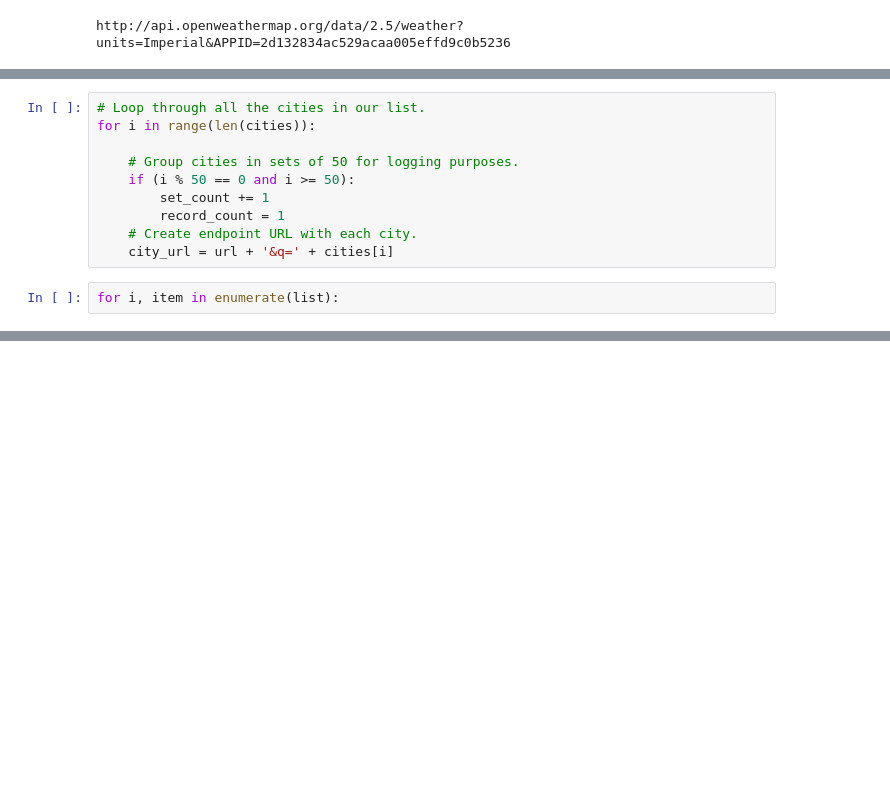
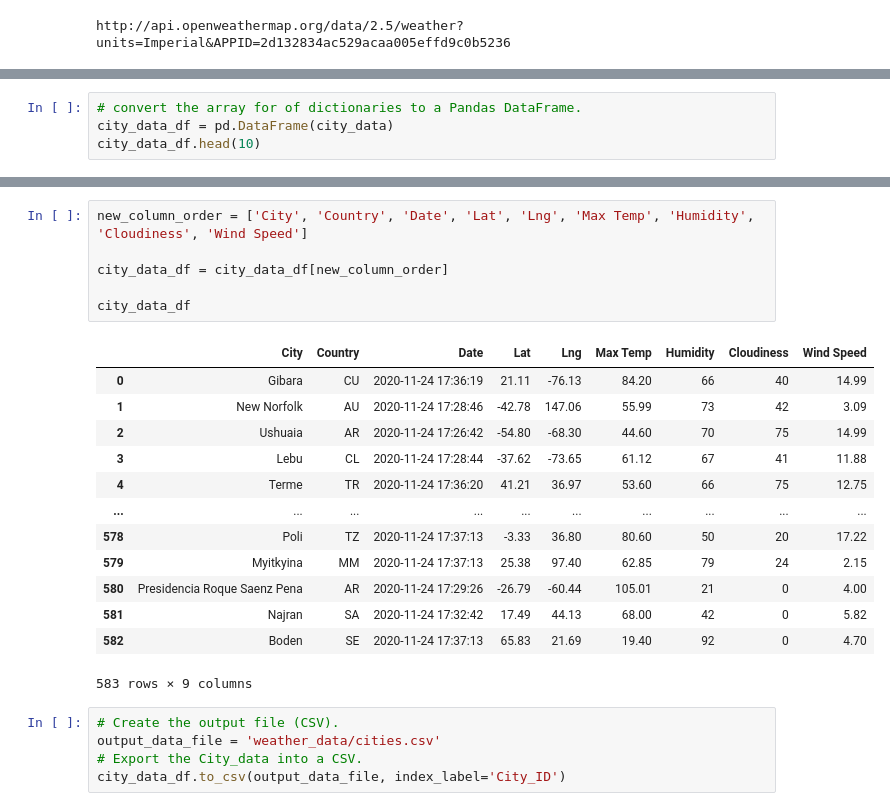
Before and after one commit to daytwu/World_Weather_Analysis, a Jupyter notebook: weatherPy.ipynb, the cells around one changed output, grey strips where cells are left out. Drawn from its saved outputs; the diff is of its cells as text; blank space fills up the shorter version.

```diff
--- a/weatherPy.ipynb
+++ b/weatherPy.ipynb
@@ -105,12 +91,0 @@ Beginning Data Retrieval
-# %%
-# Loop through all the cities in our list.
-for i in range(len(cities)):
-
-    # Group cities in sets of 50 for logging purposes.
-    if (i % 50 == 0 and i >= 50):
-        set_count += 1
-        record_count = 1
-    # Create endpoint URL with each city.
-    city_url = url + '&q=' + cities[i]
-# %%
-for i, item in enumerate(list):
@@ -118,0 +177,4 @@ SyntaxError: unexpected EOF while parsing (<ipython-input-18-82d1cc5f1328>, line
+# %%
+# convert the array for of dictionaries to a Pandas DataFrame.
+city_data_df = pd.DataFrame(city_data)
+city_data_df.head(10)
@@ -118,0 +193,25 @@ SyntaxError: unexpected EOF while parsing (<ipython-input-18-82d1cc5f1328>, line
+# %%
+new_column_order = ['City', 'Country', 'Date', 'Lat', 'Lng', 'Max Temp', 'Humidity', 'Cloudiness', 'Wind Speed']
+
+city_data_df = city_data_df[new_column_order]
+
+city_data_df
+# %% [output]
+|  | City | Country | Date | Lat | Lng | Max Temp | Humidity | Cloudiness | Wind Speed |
+| 0 | Gibara | CU | 2020-11-24 17:36:19 | 21.11 | -76.13 | 84.20 | 66 | 40 | 14.99 |
+| 1 | New Norfolk | AU | 2020-11-24 17:28:46 | -42.78 | 147.06 | 55.99 | 73 | 42 | 3.09 |
+| 2 | Ushuaia | AR | 2020-11-24 17:26:42 | -54.80 | -68.30 | 44.60 | 70 | 75 | 14.99 |
+| 3 | Lebu | CL | 2020-11-24 17:28:44 | -37.62 | -73.65 | 61.12 | 67 | 41 | 11.88 |
+| 4 | Terme | TR | 2020-11-24 17:36:20 | 41.21 | 36.97 | 53.60 | 66 | 75 | 12.75 |
+| ... | ... | ... | ... | ... | ... | ... | ... | ... | ... |
+| 578 | Poli | TZ | 2020-11-24 17:37:13 | -3.33 | 36.80 | 80.60 | 50 | 20 | 17.22 |
+| 579 | Myitkyina | MM | 2020-11-24 17:37:13 | 25.38 | 97.40 | 62.85 | 79 | 24 | 2.15 |
+| 580 | Presidencia Roque Saenz Pena | AR | 2020-11-24 17:29:26 | -26.79 | -60.44 | 105.01 | 21 | 0 | 4.00 |
+| 581 | Najran | SA | 2020-11-24 17:32:42 | 17.49 | 44.13 | 68.00 | 42 | 0 | 5.82 |
+| 582 | Boden | SE | 2020-11-24 17:37:13 | 65.83 | 21.69 | 19.40 | 92 | 0 | 4.70 |
+583 rows × 9 columns
+# %%
+# Create the output file (CSV).
+output_data_file = 'weather_data/cities.csv'
+# Export the City_data into a CSV.
+city_data_df.to_csv(output_data_file, index_label='City_ID')
```
Also changed, not shown: parts of 9 cells of this notebook.
